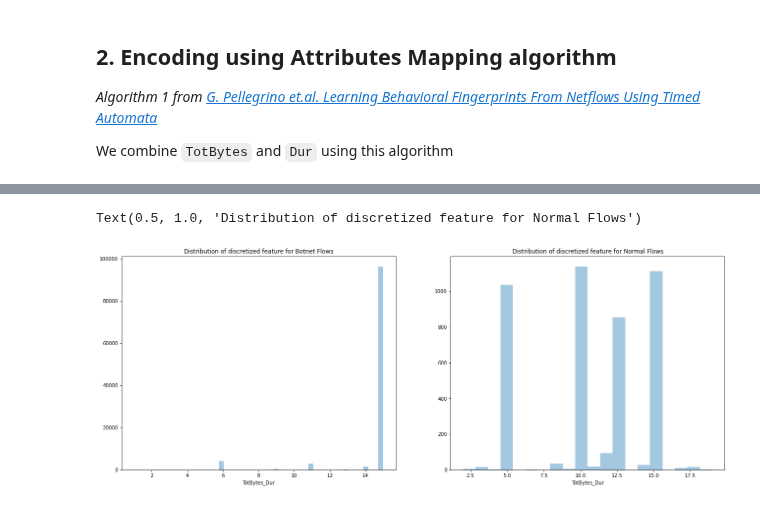
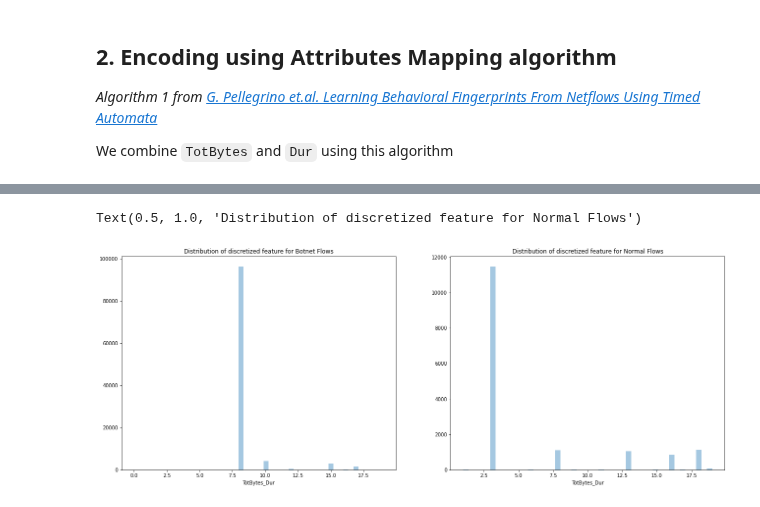
Before and after one commit to sharwinbobde/cyber-data-analytics, a Jupyter notebook: Part-3/task1-nikhil.ipynb, the cells around one changed output, grey strips where cells are left out. Drawn from its saved outputs; the diff is of its cells as text; code cells hidden in the pictures.

```diff
--- a/Part-3/task1-nikhil.ipynb
+++ b/Part-3/task1-nikhil.ipynb
@@ -290,18 +291,18 @@ Name: Dur_, dtype: int64
 # %%
-# ## order the duration discretized values according to its ordinal rank
-# min_list = []
-# for i in range(5):
-#     min_list.append((i, df_filtered[df_filtered["Dur_"] == i]["Dur"].describe()["min"]))
-# min_list = sorted(min_list, key=lambda x: x[1], reverse=True)
+## order the duration discretized values according to its ordinal rank
+min_list = []
+for i in range(5):
+    min_list.append((i, df_filtered[df_filtered["Dur_"] == i]["Dur"].describe()["min"]))
+min_list = sorted(min_list, key=lambda x: x[1], reverse=True)
 
-# cluster_indices = []
-# for i in range(5):
-#     cluster_indices.append(df_filtered["Dur_"] == i)
+cluster_indices = []
+for i in range(5):
+    cluster_indices.append(df_filtered["Dur_"] == i)
 
-# cluster_ordinal_map = {i: c[0] for i, c in enumerate(min_list)}
+cluster_ordinal_map = {i: c[0] for i, c in enumerate(min_list)}
 
-# for i, c in enumerate(min_list):
-#     df_filtered.loc[cluster_indices[i], "Dur_"] = c[0]
+for i, c in enumerate(min_list):
+    df_filtered.loc[cluster_indices[i], "Dur_"] = c[0]
 # %% [markdown]
 ## 2. Encoding using Attributes Mapping algorithm
 
@@ -309,7 +310,7 @@ _Algorithm 1 from [G. Pellegrino et.al. Learning Behavioral Fingerprints From Ne
 
 We combine `TotBytes` and `Dur` using this algorithm
 # %%
-num_bins = {"TotBytes_": 4, "Dur_": 5}
+num_bins = {"TotBytes_": 5, "Dur_": 5}
 # %%
 def attribute_mapping_encode(row):
     code = 0
@@ -320,4 +321,4 @@ def attribute_mapping_encode(row):
         space_size = space_size/num_bins[feature]
     return code
 # %%
-df_filtered["TotBytes_Dur"] = df_filtered[["TotBytes_", "Dur_"]].apply(attribute_mapping_encode, axis=1)
+df_filtered.loc[:, "TotBytes_Dur"] = df_filtered[["TotBytes_", "Dur_"]].apply(attribute_mapping_encode, axis=1)
@@ -330,13 +325,13 @@ See the caveats in the documentation: https://pandas.pydata.org/pandas-docs/stab
 # %%
 f, (ax1, ax2) = plt.subplots(1,2,figsize =(22, 8))
 
-sns.distplot(df_filtered[(df_filtered["Label"] == 1)&(df_filtered["TotBytes_Dur"] > 0)]["TotBytes_Dur"], kde=False, ax=ax1)
+sns.distplot(df_filtered[(df_filtered["Label"] == 1)]["TotBytes_Dur"], kde=False, ax=ax1)
 ax1.set_title("Distribution of discretized feature for Botnet Flows")
-sns.distplot(df_filtered[(df_filtered["Label"] == 0)&(df_filtered["TotBytes_Dur"] > 0)]["TotBytes_Dur"], kde=False, ax=ax2)
+sns.distplot(df_filtered[(df_filtered["Label"] == 0)]["TotBytes_Dur"], kde=False, ax=ax2)
 ax2.set_title("Distribution of discretized feature for Normal Flows")
 # %% [output]
 Text(0.5, 1.0, 'Distribution of discretized feature for Normal Flows')
-[figure, old version]
+[figure, new version]
 # %%
 coef, p = spearmanr(df_filtered["Label"], df_filtered["TotBytes_Dur"])
 print('Spearmans correlation coefficient: %.3f' % coef)
```
Also changed, not shown: parts of 8 cells of this notebook.
